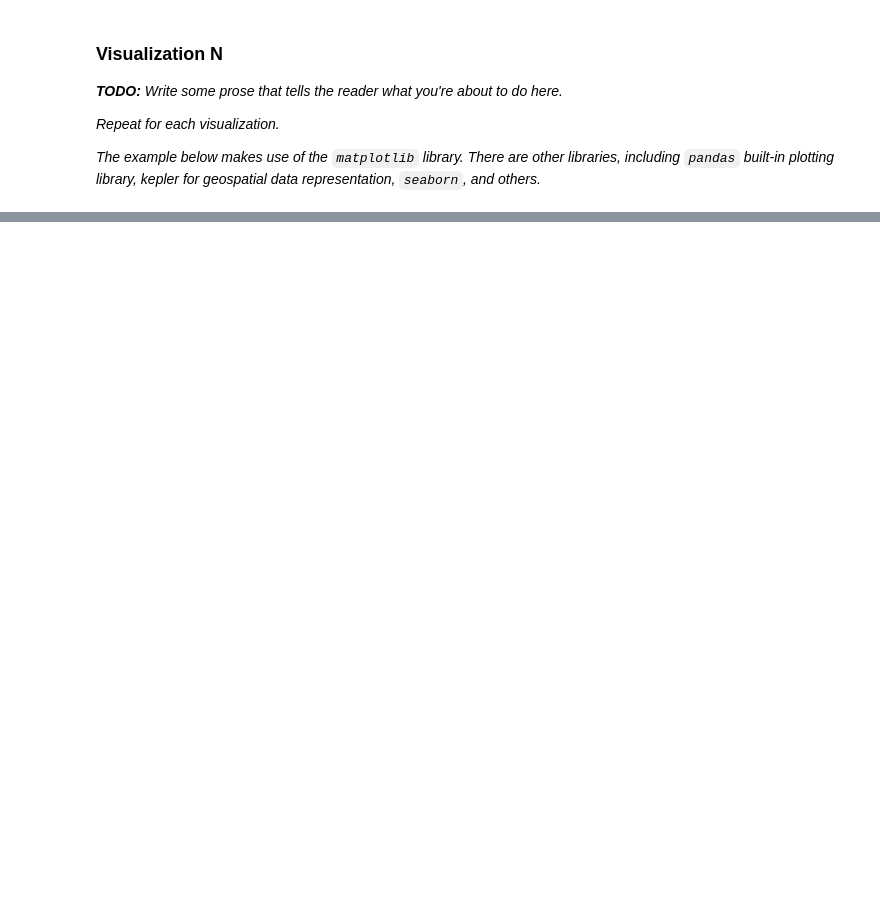
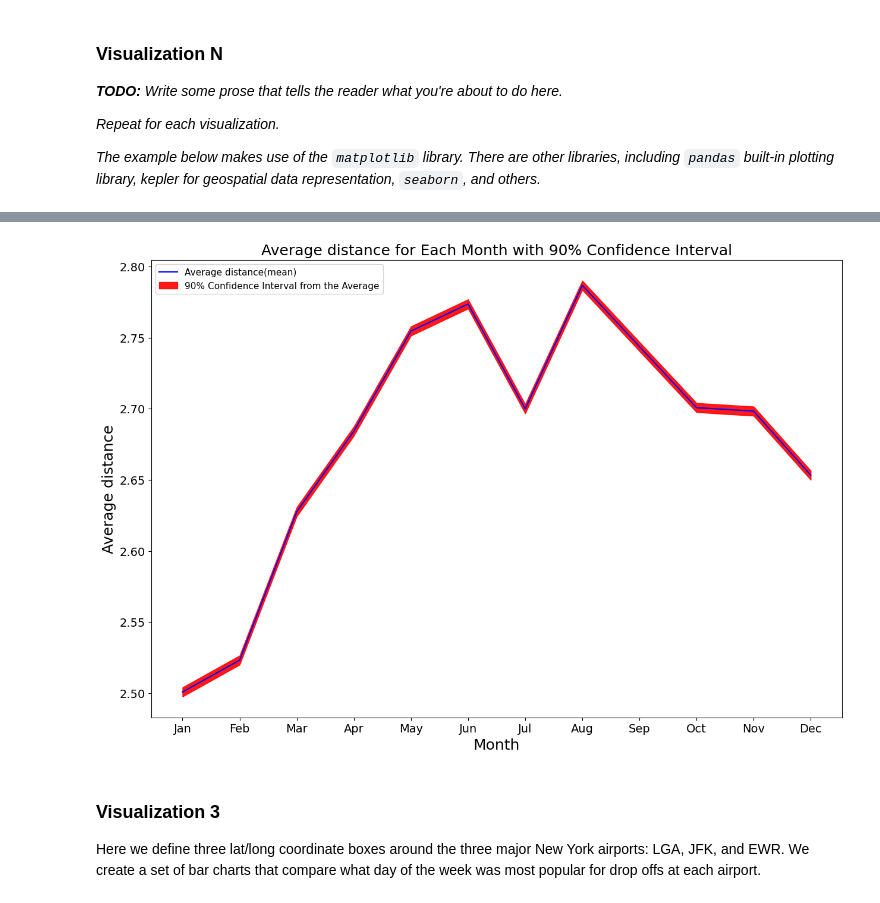
Before and after one commit to jfm2225/4501finalproject, a Jupyter notebook: project_notebook.ipynb, the cells around one changed output, grey strips where cells are left out. Drawn from its saved outputs; the diff is of its cells as text; code cells hidden in the pictures; blank space fills up the shorter version.

```diff
--- a/project_notebook.ipynb
+++ b/project_notebook.ipynb
@@ -1021,0 +1028,41 @@ plot_visual_n(some_dataframe)
+# %%
+df_uber=pd.read_sql("Select distance,pickup_datetime from uber",con=engine)
+df_yellow=pd.read_sql("Select distance,pickup_datetime from taxi",con=engine)
+df_combined=df_uber.append(df_yellow)
+# %%
+def plot_visual_2(df_combined):
+    """Constructs a plot showing average distance traveled and its 90% confidence interval each month."""
+
+    dfvis2=df_combined[["distance","pickup_datetime"]]
+
+    dfvis2["pickup_datetime"]=dfvis2["pickup_datetime"].astype('datetime64')
+    dfvis2=dfvis2[["distance","pickup_datetime"]].groupby(dfvis2.pickup_datetime.dt.month).mean()
+
+    fig, ax = plt.subplots(figsize=(15, 10))
+    x = ["Jan", "Feb", "Mar", "Apr", "May", "Jun", "Jul", "Aug", "Sep", "Oct", "Nov", "Dec"]
+    y = dfvis2["distance"]
+    # Define the confidence interval
+    ci = 0.1 * np.std(y) / np.mean(y)
+    # Plot the sinus function
+    plt.plot(x, y,color='blue',label="Average distance(mean)")
+    # Plot the confidence interval
+    plt.fill_between(x, (y-ci), (y+ci), color='red', alpha=0.9,label="90% Confidence Interval from the Average")
+
+    plt.xticks(fontsize=14)
+    plt.yticks(fontsize=14)
+    ax.set_xlabel('Month',fontsize=18)
+    ax.set_ylabel('Average distance',fontsize=18)
+    ax.set_title("Average distance for Each Month with 90% Confidence Interval",fontsize=18)
+
+
+    plt.legend(loc="upper left",fontsize=11)
+
+
+    plt.show()
+# %%
+plot_visual_2(df_combined)
+# %% [output]
+[figure, added]
+# %% [markdown]
+### Visualization 3
+Here we define three lat/long coordinate boxes around the three major New York airports: LGA, JFK, and EWR. We create a set of bar charts that compare what day of the week was most popular for drop offs at each airport.
```
Also changed, not shown: parts of 47 cells of this notebook.
